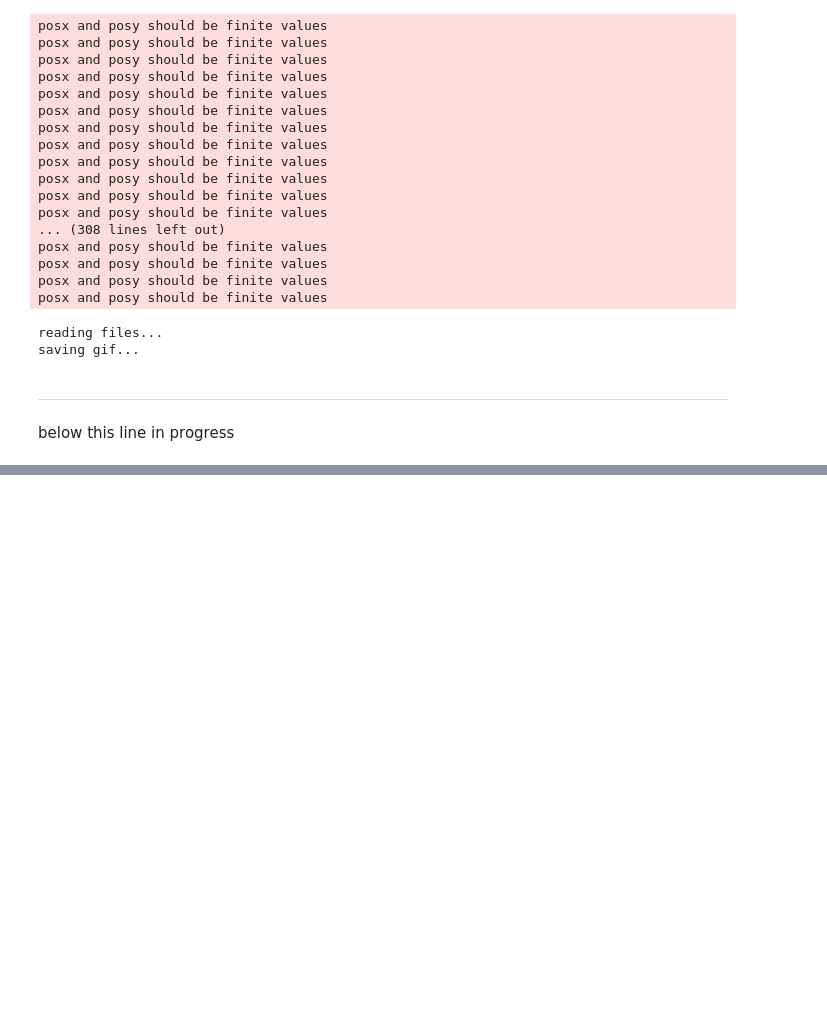
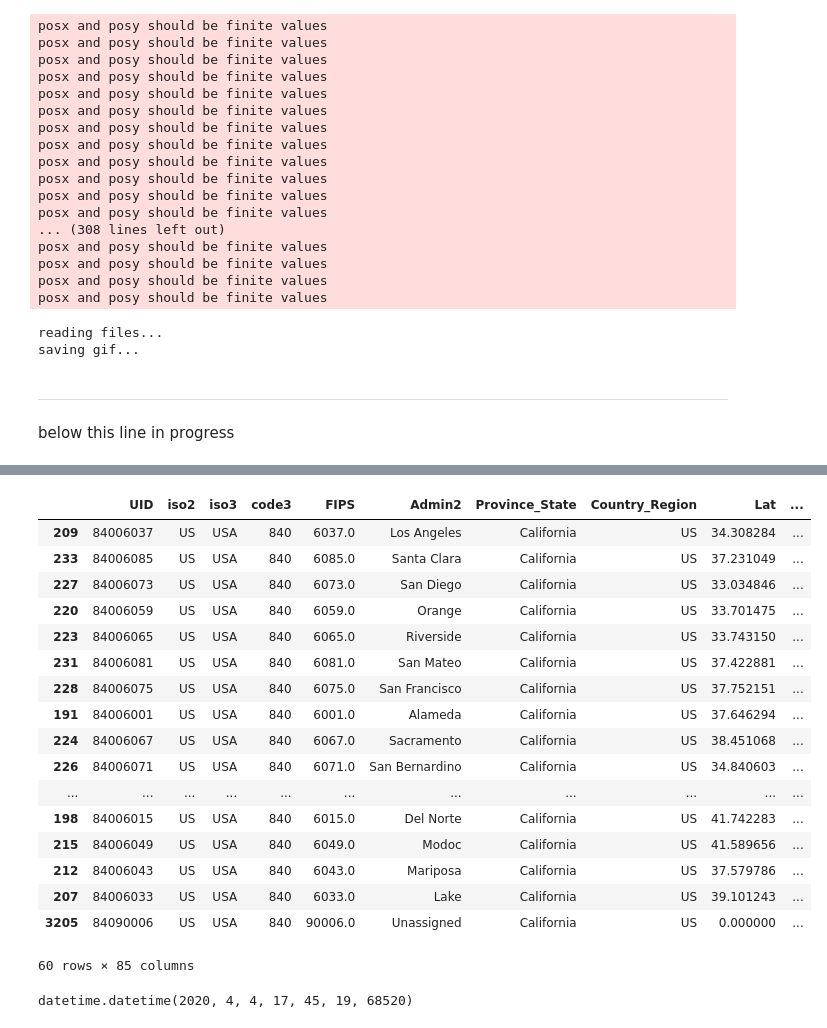
Before and after one commit to UBERCRUZER/covid19, a Jupyter notebook: notebook.ipynb, the cells around one changed output, grey strips where cells are left out. Cells and saved outputs as stored; diff of their text form; code cells hidden in the pictures; blank space fills up the shorter version.

```diff
--- a/notebook.ipynb
+++ b/notebook.ipynb
@@ -331,0 +321,25 @@ globalDF[globalDF.index==223]
+# %%
+confDF[confDF['Province_State']=='California'].sort_values(by='4/2/20', ascending=False)
+# %% [output]
+|  | UID | iso2 | iso3 | code3 | FIPS | Admin2 | Province_State | Country_Region | Lat | ... |
+| 209 | 84006037 | US | USA | 840 | 6037.0 | Los Angeles | California | US | 34.308284 | ... |
+| 233 | 84006085 | US | USA | 840 | 6085.0 | Santa Clara | California | US | 37.231049 | ... |
+| 227 | 84006073 | US | USA | 840 | 6073.0 | San Diego | California | US | 33.034846 | ... |
+| 220 | 84006059 | US | USA | 840 | 6059.0 | Orange | California | US | 33.701475 | ... |
+| 223 | 84006065 | US | USA | 840 | 6065.0 | Riverside | California | US | 33.743150 | ... |
+| 231 | 84006081 | US | USA | 840 | 6081.0 | San Mateo | California | US | 37.422881 | ... |
+| 228 | 84006075 | US | USA | 840 | 6075.0 | San Francisco | California | US | 37.752151 | ... |
+| 191 | 84006001 | US | USA | 840 | 6001.0 | Alameda | California | US | 37.646294 | ... |
+| 224 | 84006067 | US | USA | 840 | 6067.0 | Sacramento | California | US | 38.451068 | ... |
+| 226 | 84006071 | US | USA | 840 | 6071.0 | San Bernardino | California | US | 34.840603 | ... |
+| ... | ... | ... | ... | ... | ... | ... | ... | ... | ... | ... |
+| 198 | 84006015 | US | USA | 840 | 6015.0 | Del Norte | California | US | 41.742283 | ... |
+| 215 | 84006049 | US | USA | 840 | 6049.0 | Modoc | California | US | 41.589656 | ... |
+| 212 | 84006043 | US | USA | 840 | 6043.0 | Mariposa | California | US | 37.579786 | ... |
+| 207 | 84006033 | US | USA | 840 | 6033.0 | Lake | California | US | 39.101243 | ... |
+| 3205 | 84090006 | US | USA | 840 | 90006.0 | Unassigned | California | US | 0.000000 | ... |
+60 rows × 85 columns
+# %%
+datetime.datetime.now()
+# %% [output]
+datetime.datetime(2020, 4, 4, 17, 45, 19, 68520)
```
Also changed, not shown: parts of 9 cells of this notebook, 2 other files.
